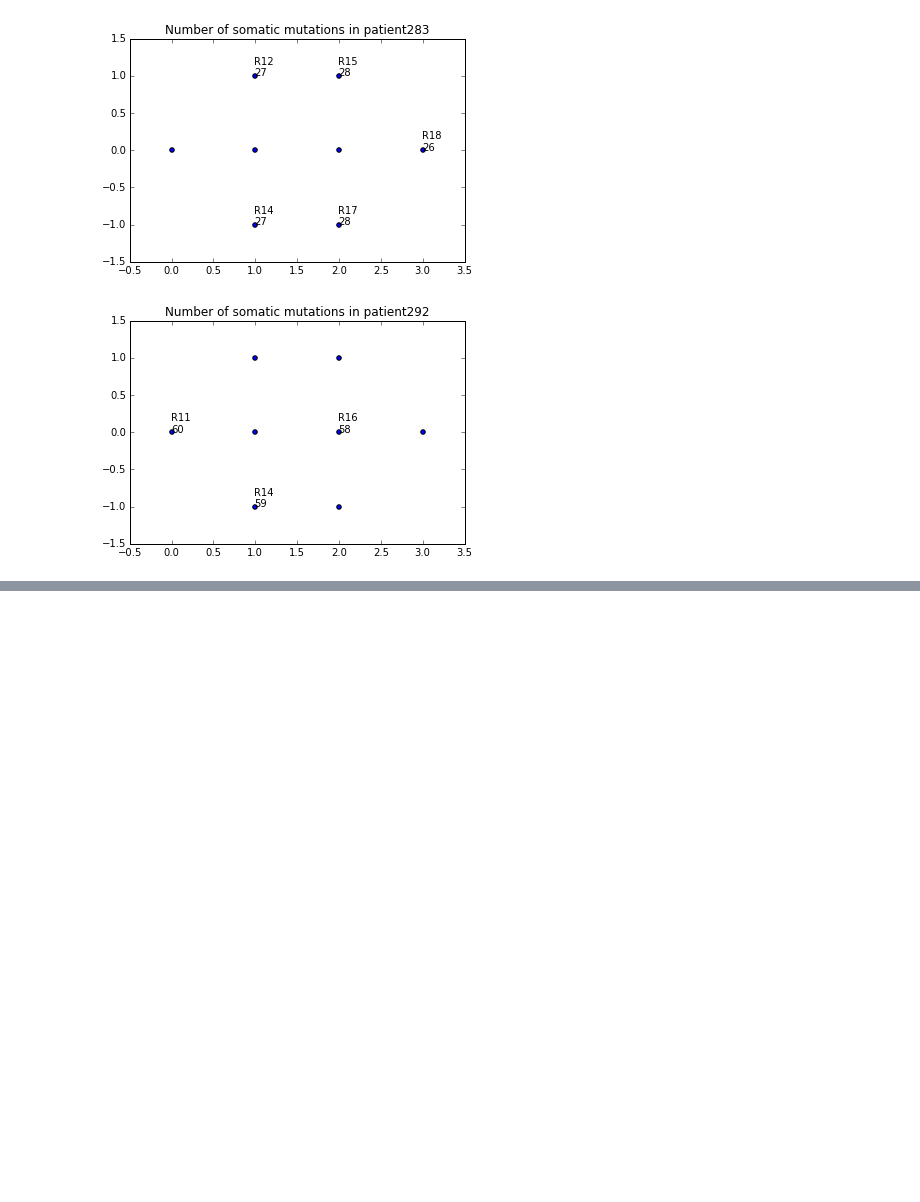
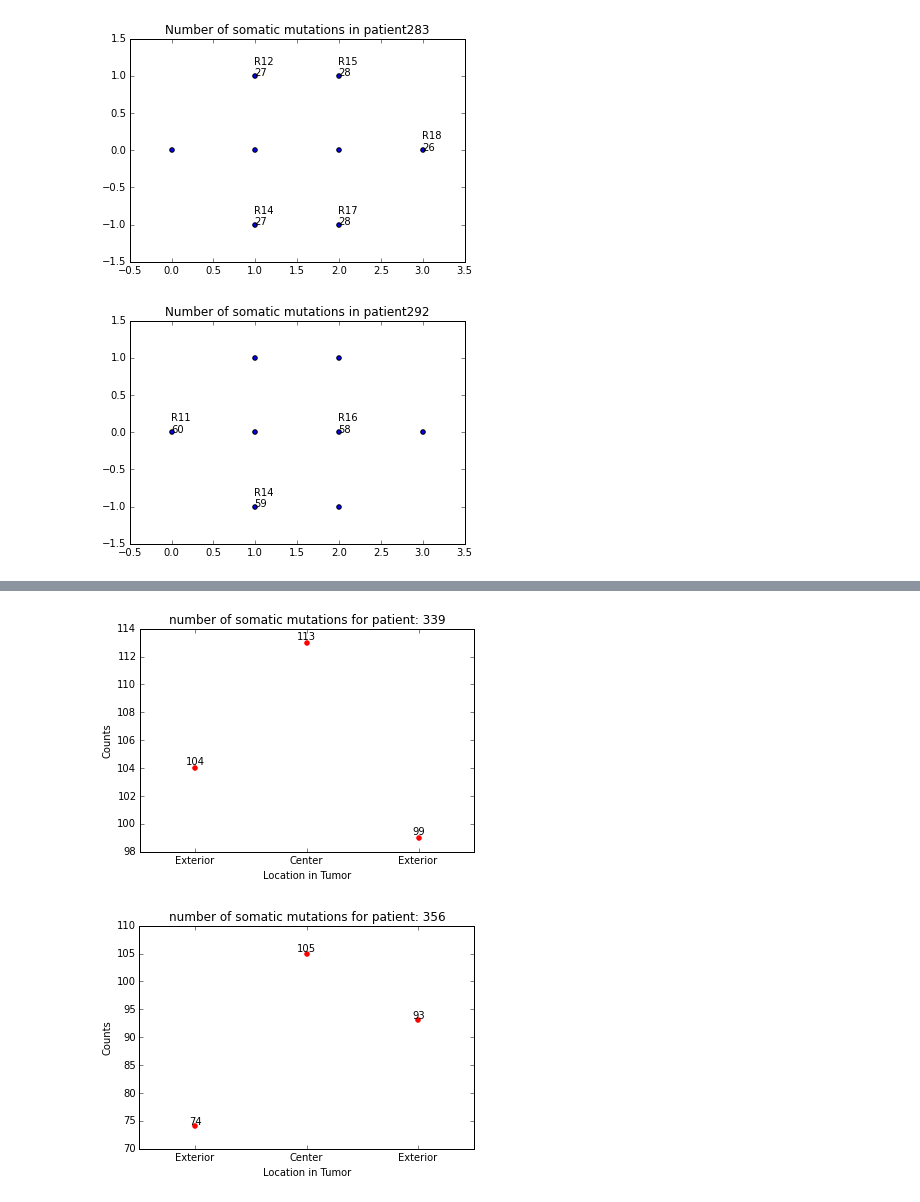
Before and after one commit to zafarali/tumorheterogeneity, a Jupyter notebook: clinical_data/region-data.ipynb, the cells around one changed output, grey strips where cells are left out. Cells and saved outputs as stored; diff of their text form; code cells hidden in the pictures; blank space fills up the shorter version.

```diff
--- a/clinical_data/region-data.ipynb
+++ b/clinical_data/region-data.ipynb
@@ -226,3 +206,13 @@ make_plots(data_source, data_title)
 # data_title = 'number of region-specific mutations'
 
 # make_plots(data_source, data_title)
+# %%
+cross_sections = [(339, 11,13,12), (356, 11, 13, 14)]
+
+data_source = SNPcounts
+data_title = 'number of somatic mutations'
+
+make_plots(data_source, data_title)
+# %% [output]
+[figure, added]
+[figure, added]
```
Also changed, not shown: parts of 5 cells of this notebook.
